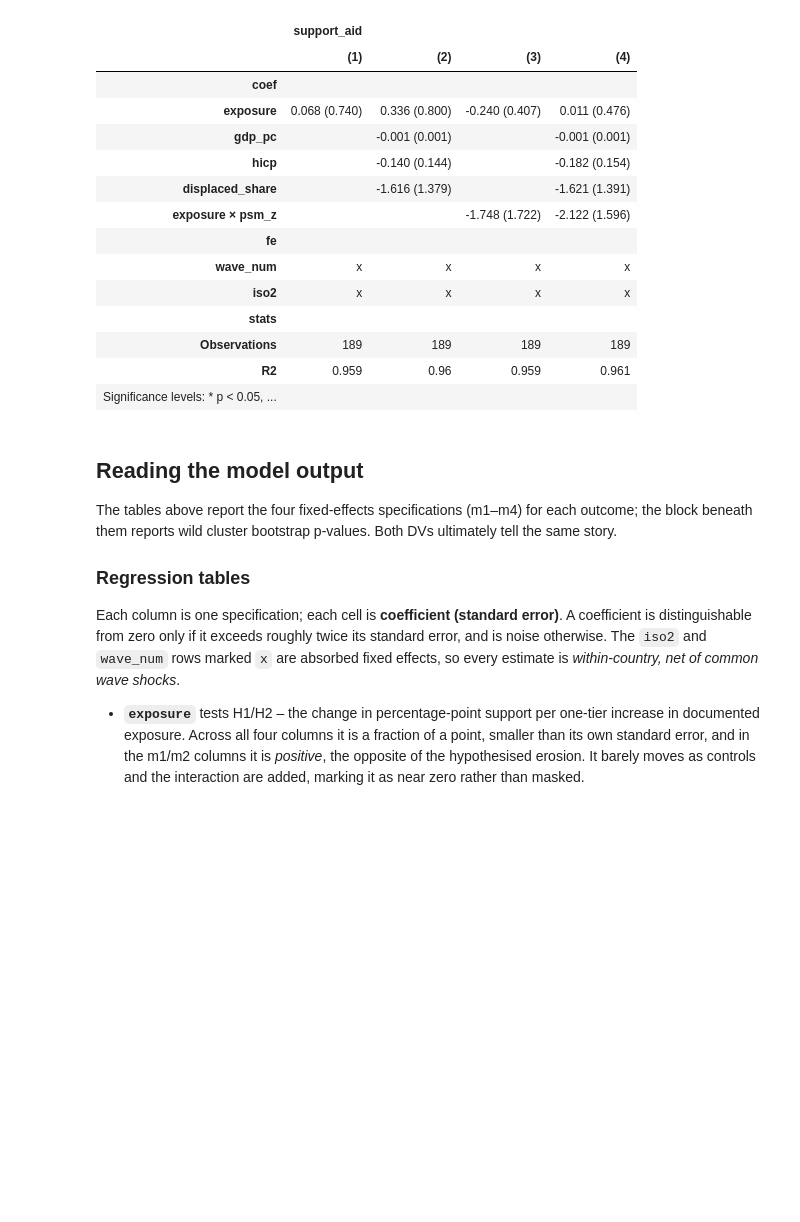
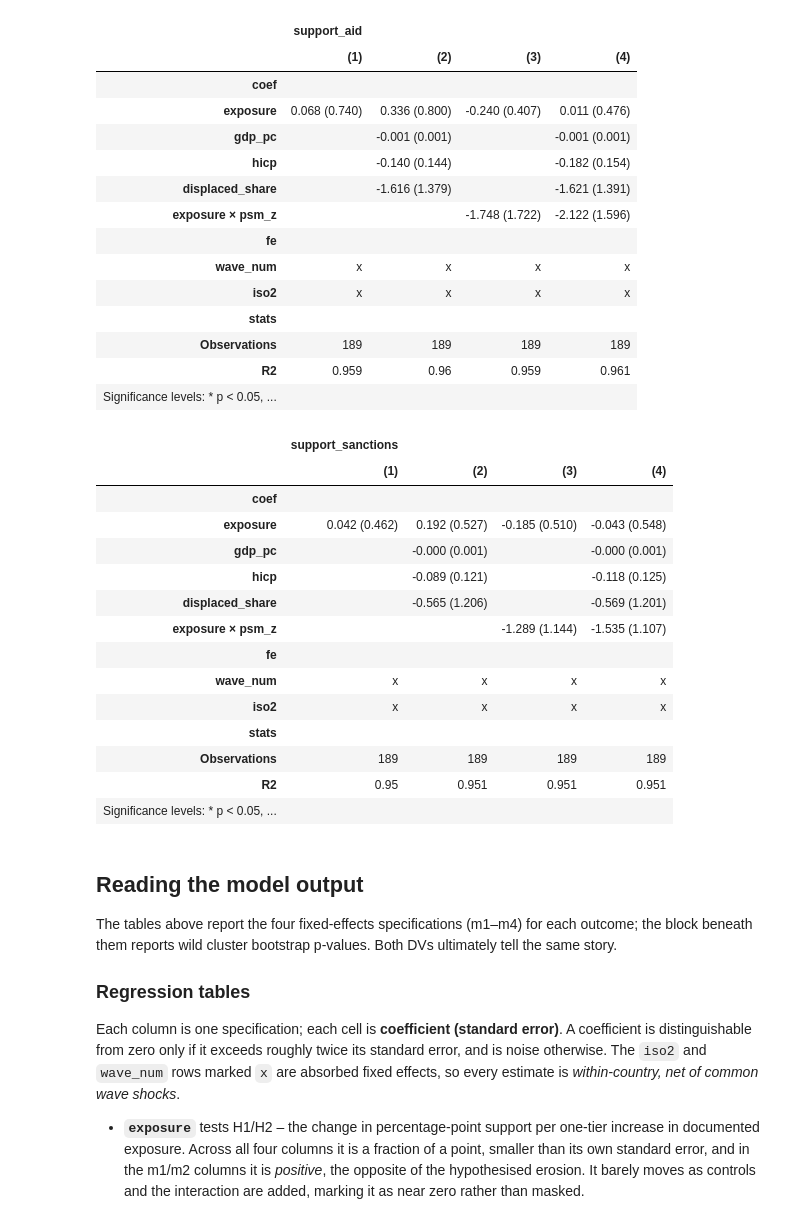
Before and after one commit to kam-eeel/pol380-research, a Jupyter notebook: analysis.ipynb, the cells around one changed output. Drawn from its saved outputs; the diff is of its cells as text; code cells hidden in the pictures; blank space fills up the shorter version.

Commit message:
add bootstrap validation and complete inference table outputs

```diff
--- a/analysis.ipynb
+++ b/analysis.ipynb
@@ -464,6 +464,24 @@ pf.etable(fits["support_aid"].values())  # type: ignore[arg-type]
 | Observations | 189 | 189 | 189 | 189 |
 | R2 | 0.959 | 0.96 | 0.959 | 0.961 |
 | Significance levels: * p < 0.05, ... |  |  |  |  |
+# %%
+pf.etable(fits["support_sanctions"].values())  # type: ignore[arg-type]
+# %% [output]
+|  | support_sanctions |  |  |  |
+|  | (1) | (2) | (3) | (4) |
+| coef |  |  |  |  |
+| exposure | 0.042 (0.462) | 0.192 (0.527) | -0.185 (0.510) | -0.043 (0.548) |
+| gdp_pc |  | -0.000 (0.001) |  | -0.000 (0.001) |
+| hicp |  | -0.089 (0.121) |  | -0.118 (0.125) |
+| displaced_share |  | -0.565 (1.206) |  | -0.569 (1.201) |
+| exposure × psm_z |  |  | -1.289 (1.144) | -1.535 (1.107) |
+| fe |  |  |  |  |
+| wave_num | x | x | x | x |
+| iso2 | x | x | x | x |
+| stats |  |  |  |  |
+| Observations | 189 | 189 | 189 | 189 |
+| R2 | 0.95 | 0.951 | 0.951 | 0.951 |
+| Significance levels: * p < 0.05, ... |  |  |  |  |
 # %% [markdown]
 ## Reading the model output
 
```
Also changed, not shown: parts of 2 cells of this notebook, 4 other files.
